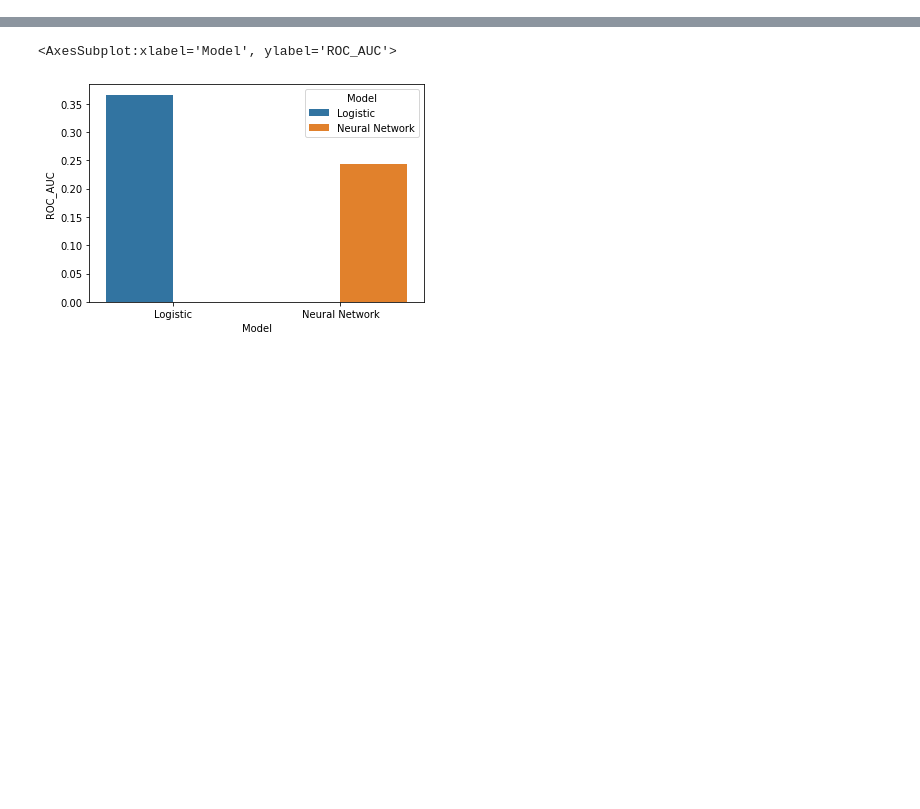
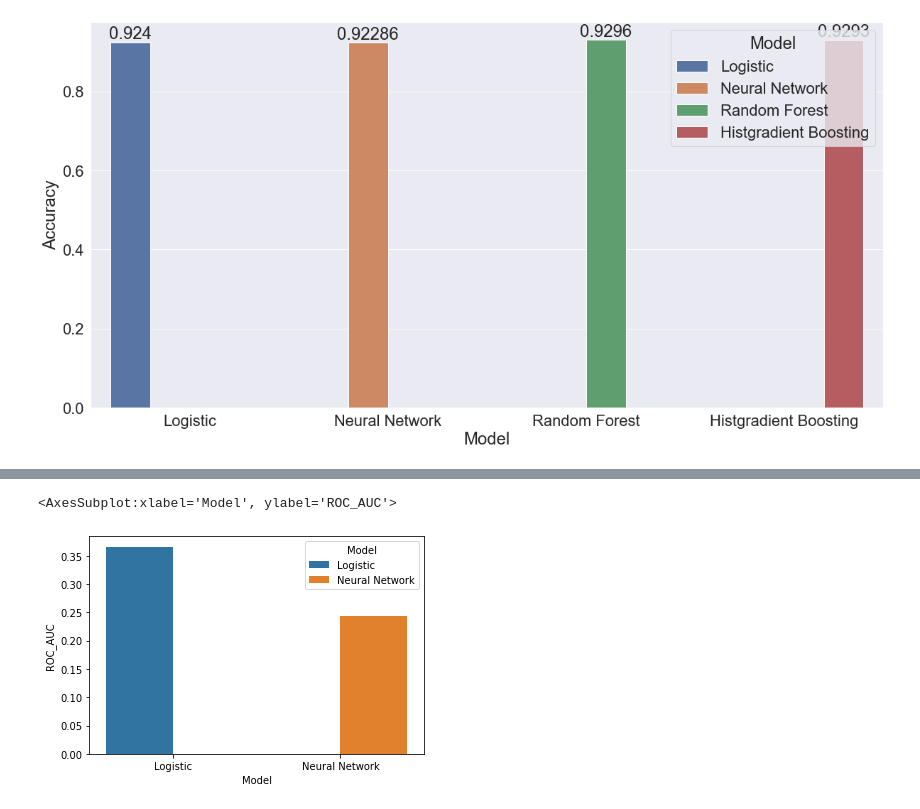
Before and after one commit to JennaYuuu/AML-Project, a Jupyter notebook: model_building/scoring.ipynb, the cells around one changed output, grey strips where cells are left out. Cells and saved outputs as stored; diff of their text form; code cells hidden in the pictures; blank space fills up the shorter version.

```diff
--- a/model_building/scoring.ipynb
+++ b/model_building/scoring.ipynb
@@ -18,2 +22,10 @@ df_scoring
+# %%
+plt.figure(figsize=(20,10))
+sns.set(font_scale=2)
+ax = sns.barplot(data=df_scoring, x="Model", y="Accuracy", hue = 'Model')
+for i in ax.containers:
+    ax.bar_label(i,)
+# %% [output]
+[figure, added]
 # %%
 plt.figure(figsize=(20,10))
```
Also changed, not shown: parts of 4 cells of this notebook.
